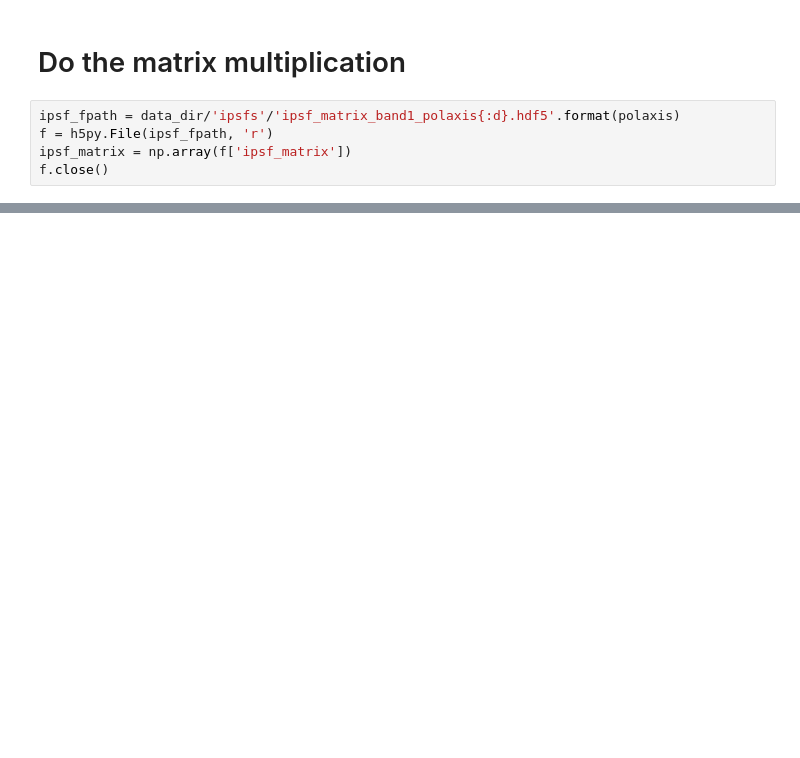
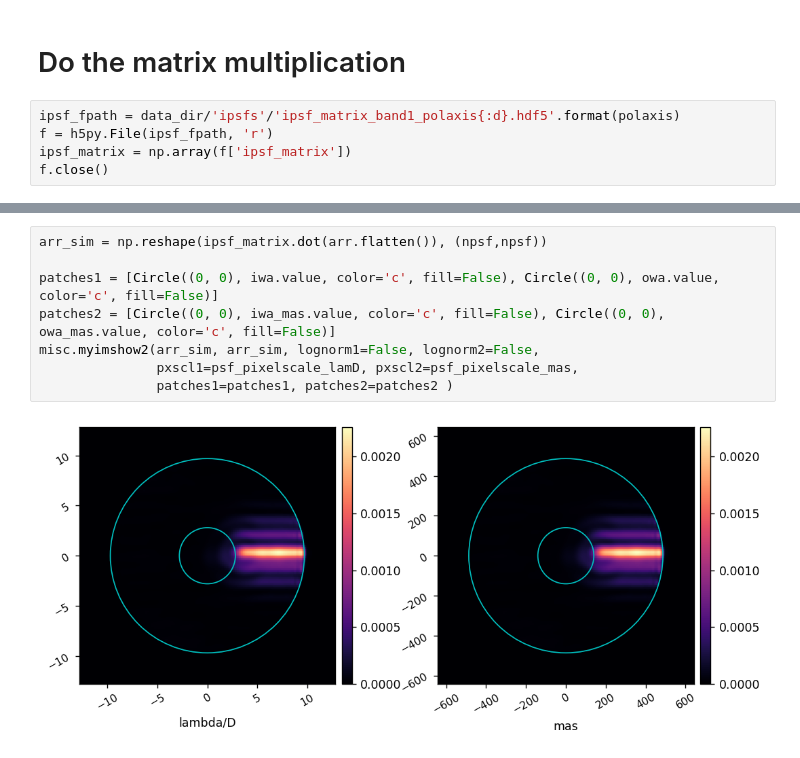
Before and after one commit to kian1377/disk-processing, a Jupyter notebook: band1_run_disk_simulation.ipynb, the cells around one changed output, grey strips where cells are left out. Drawn from its saved outputs; the diff is of its cells as text; blank space fills up the shorter version.

```diff
--- a/band1_run_disk_simulation.ipynb
+++ b/band1_run_disk_simulation.ipynb
@@ -86,0 +92,10 @@ misc.myimshow2(disk_sim, disk_sim, lognorm1=False, lognorm2=False,
+# %%
+arr_sim = np.reshape(ipsf_matrix.dot(arr.flatten()), (npsf,npsf))
+
+patches1 = [Circle((0, 0), iwa.value, color='c', fill=False), Circle((0, 0), owa.value, color='c', fill=False)]
+patches2 = [Circle((0, 0), iwa_mas.value, color='c', fill=False), Circle((0, 0), owa_mas.value, color='c', fill=False)]
+misc.myimshow2(arr_sim, arr_sim, lognorm1=False, lognorm2=False,
+               pxscl1=psf_pixelscale_lamD, pxscl2=psf_pixelscale_mas,
+               patches1=patches1, patches2=patches2 )
+# %% [output]
+[figure, added]
```
Also changed, not shown: parts of 5 cells of this notebook.
